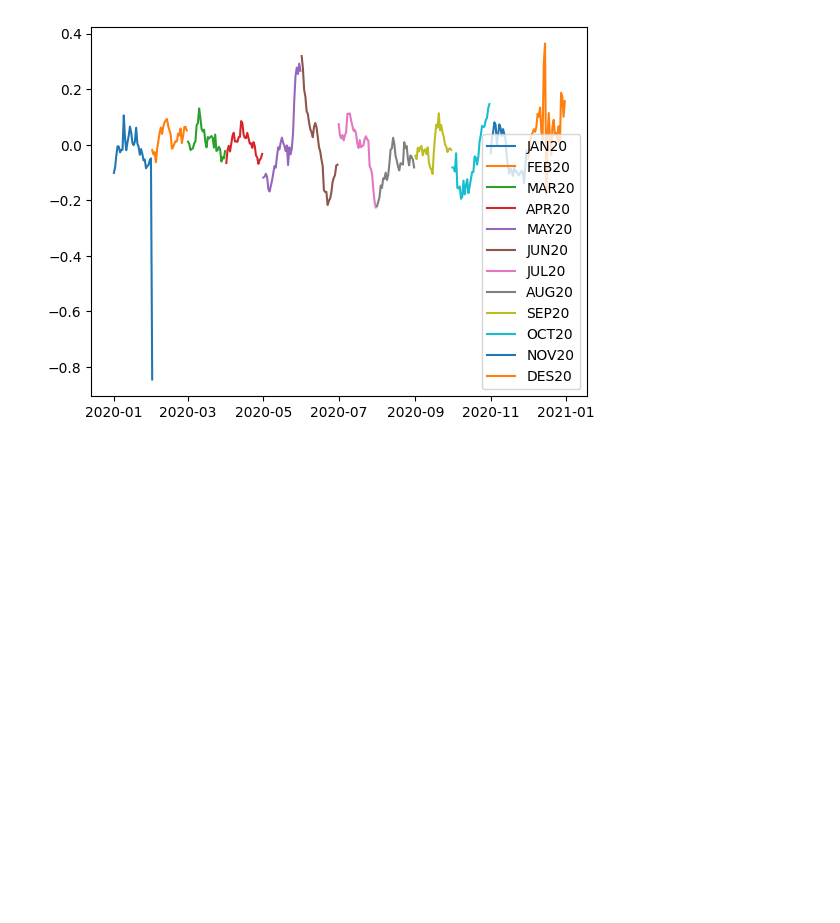
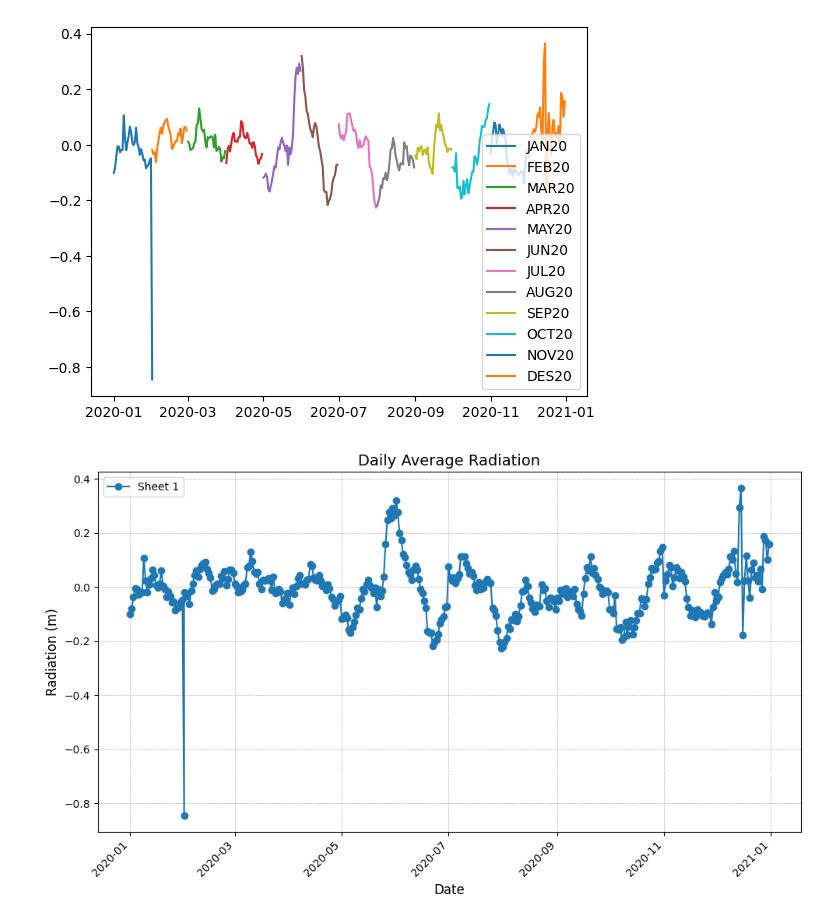
Before and after one commit to sevinadewi/Project-Capstone-Bangkit-Melaut, a Jupyter notebook: Machine Learning/Tidal Data Per Minute/2020/averaging_data.ipynb, the cells around one changed output. Saved outputs shown, nothing was run; the diff lists cells and outputs as text; code cells hidden in the pictures; blank space fills up the shorter version.

```diff
--- a/Machine Learning/Tidal Data Per Minute/2020/averaging_data.ipynb
+++ b/Machine Learning/Tidal Data Per Minute/2020/averaging_data.ipynb
@@ -62,3 +62,38 @@ Amount of missing data in 'rad(m)' column for NOV20: 2
 Amount of missing data in 'rad(m)' column for NOV20: 0
 12
 [figure]
+# %%
+# Membaca data dari file CSV
+df_daily_average = pd.read_csv('daily_average.csv')
+
+# Pastikan kolom 'Date' diubah menjadi datetime
+df_daily_average['Date'] = pd.to_datetime(df_daily_average['Date'])
+
+# Membuat plot
+fig, ax = plt.subplots(figsize=(10, 6))  # Menyesuaikan ukuran plot
+
+# Misalnya, jika Anda ingin memplotkan data dari beberapa sheet (listDailyAverage[i] dan listSheet[i])
+# Untuk sekarang, kita gunakan contoh df_daily_average yang sudah dibaca sebelumnya
+ax.plot(df_daily_average['Date'], df_daily_average['rad(m)'], label="Sheet 1", color='tab:blue', linestyle='-', marker='o')
+
+# Menambahkan label sumbu X dan Y
+ax.set_xlabel('Date', fontsize=12)
+ax.set_ylabel('Radiation (m)', fontsize=12)
+
+# Menambahkan judul
+ax.set_title('Daily Average Radiation', fontsize=14)
+
+# Menambahkan grid untuk mempermudah pembacaan grafik
+ax.grid(True, which='both', linestyle='--', linewidth=0.5)
+
+# Menambahkan legenda
+ax.legend()
+
+# Memutar sumbu X agar tanggal lebih terbaca
+plt.xticks(rotation=45, ha='right')
+
+# Menampilkan grafik
+plt.tight_layout()  # Untuk menyesuaikan elemen-elemen agar tidak terpotong
+plt.show()
+# %% [output]
+[figure, added]
```
Also changed, not shown: parts of 1 cell of this notebook, 6 other files.
